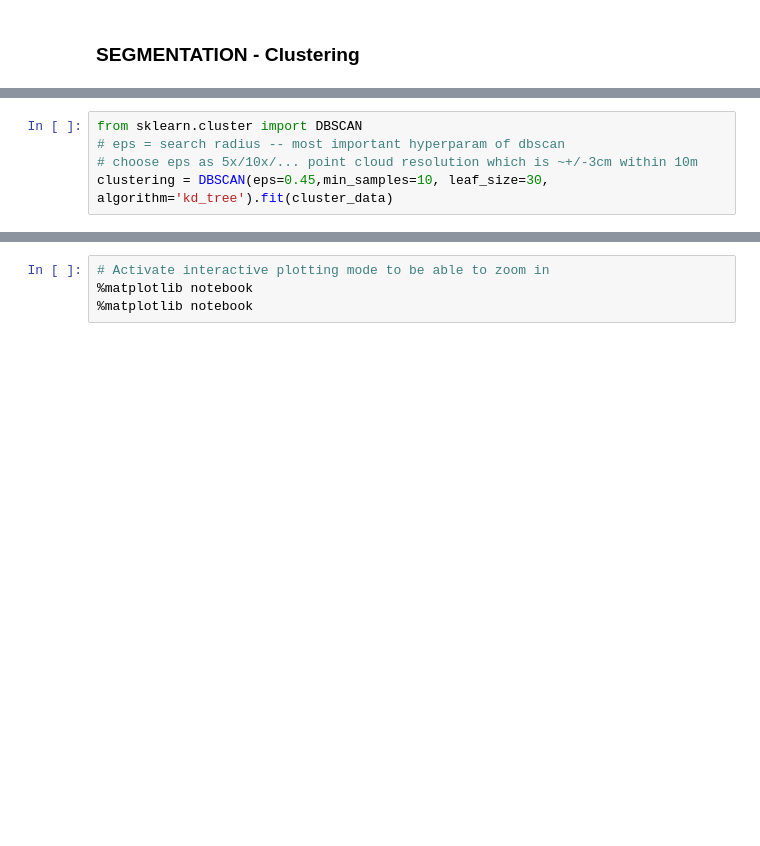
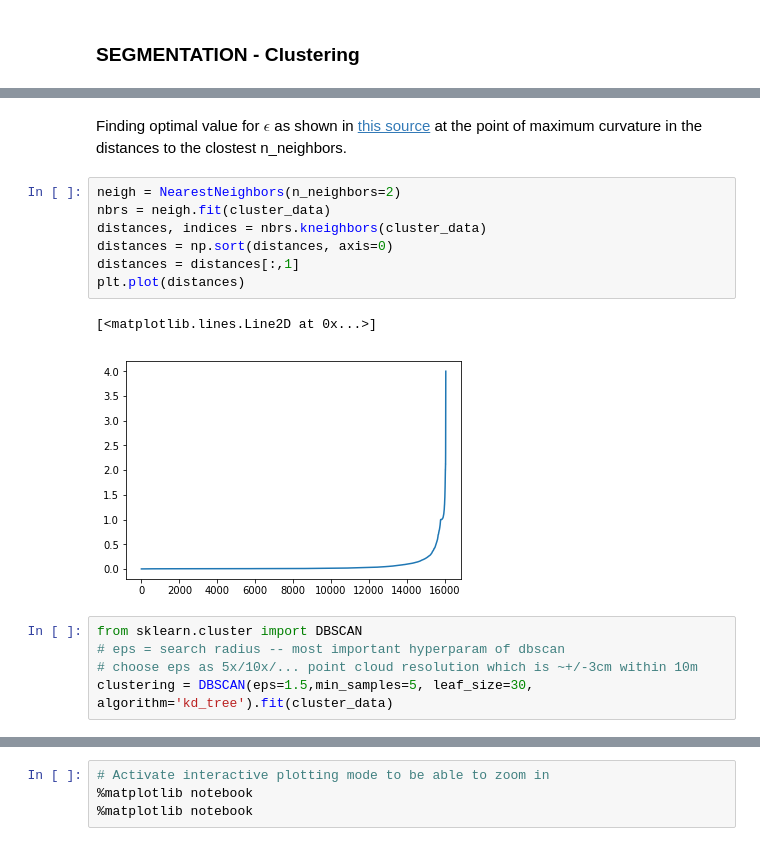
Before and after one commit to epfl-lasa/crowd_tracker_lidar3d, a Jupyter notebook: jupyter_nbs/PointCloud_Segmentation.ipynb, the cells around one changed output, grey strips where cells are left out. Drawn from its saved outputs; the diff is of its cells as text; blank space fills up the shorter version.

```diff
--- a/jupyter_nbs/PointCloud_Segmentation.ipynb
+++ b/jupyter_nbs/PointCloud_Segmentation.ipynb
@@ -270,8 +320,20 @@ print(cluster_data.shape)
+# %% [markdown]
+Finding optimal value for $\epsilon$ as shown in [this source](https://towardsdatascience.com/machine-learning-clustering-dbscan-determine-the-optimal-value-for-epsilon-eps-python-example-3100091cfbc) at the point of maximum curvature in the distances to the clostest n_neighbors.
+# %%
+neigh = NearestNeighbors(n_neighbors=2)
+nbrs = neigh.fit(cluster_data)
+distances, indices = nbrs.kneighbors(cluster_data)
+distances = np.sort(distances, axis=0)
+distances = distances[:,1]
+plt.plot(distances)
+# %% [output]
+[<matplotlib.lines.Line2D at 0x...>]
+[figure, added]
 # %%
 from sklearn.cluster import DBSCAN
 # eps = search radius -- most important hyperparam of dbscan
 # choose eps as 5x/10x/... point cloud resolution which is ~+/-3cm within 10m
-clustering = DBSCAN(eps=0.45,min_samples=10, leaf_size=30, algorithm='kd_tree').fit(cluster_data)
+clustering = DBSCAN(eps=1.5,min_samples=5, leaf_size=30, algorithm='kd_tree').fit(cluster_data)
 # %%
 labels = clustering.labels_
 #  Number of clusters in labels, ignoring noise if present
```
Also changed, not shown: parts of 17 cells of this notebook, 1 other file.
